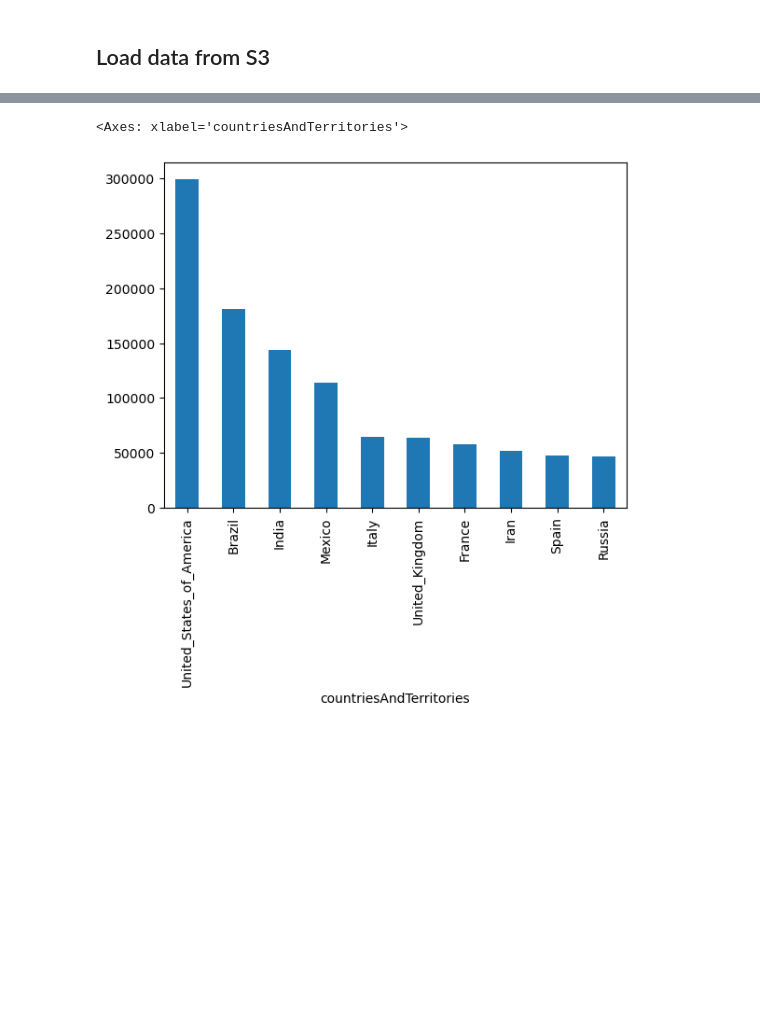
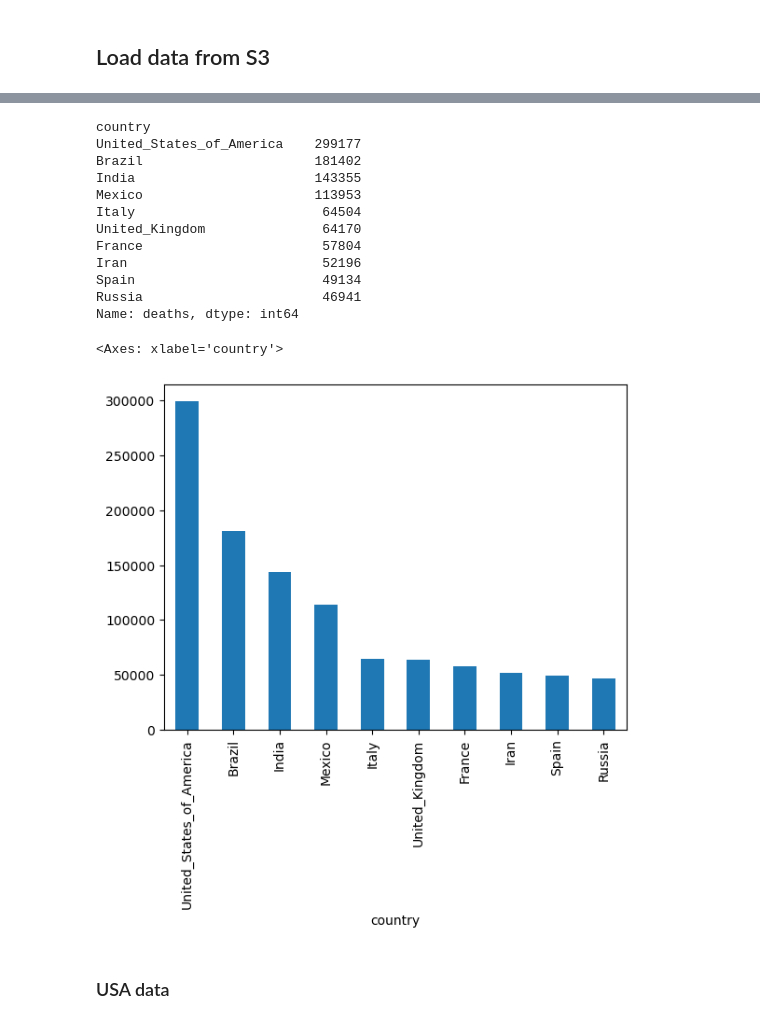
Before and after one commit to xbwei/Social-Data-Analytics-in-Cloud, a Jupyter notebook: COVID_19_Data_Analysis.ipynb, the cells around one changed output, grey strips where cells are left out. Saved outputs shown, nothing was run; the diff lists cells and outputs as text; code cells hidden in the pictures; blank space fills up the shorter version.

```diff
--- a/COVID_19_Data_Analysis.ipynb
+++ b/COVID_19_Data_Analysis.ipynb
@@ -53,6 +256,23 @@ sum_death_by_date.plot() #use a line chart to show the result
 # %%
-sum_death_by_country = df.groupby('countriesAndTerritories')['deaths'].sum() # calculate the total deaths per day
-sum_death_by_country.nlargest(10).plot.bar() # show the top 10 countries on a bar chart
+sum_deaths_by_country = df.groupby('country')['deaths'].sum() # calculate the total deaths per day
+sum_deaths_by_country.nlargest(10) #show the top 10 countries with the largest deaths
 # %% [output]
-<Axes: xlabel='countriesAndTerritories'>
+country
+United_States_of_America    299177
+Brazil                      181402
+India                       143355
+Mexico                      113953
+Italy                        64504
+United_Kingdom               64170
+France                       57804
+Iran                         52196
+Spain                        49134
+Russia                       46941
+Name: deaths, dtype: int64
-[figure, removed]
+# %%
+sum_deaths_by_country.nlargest(10).plot.bar() # use a bar chart to show the results
+# %% [output]
+<Axes: xlabel='country'>
+[figure, added]
+# %% [markdown]
+### USA data
```
Also changed, not shown: parts of 25 cells of this notebook, 1 other file.
